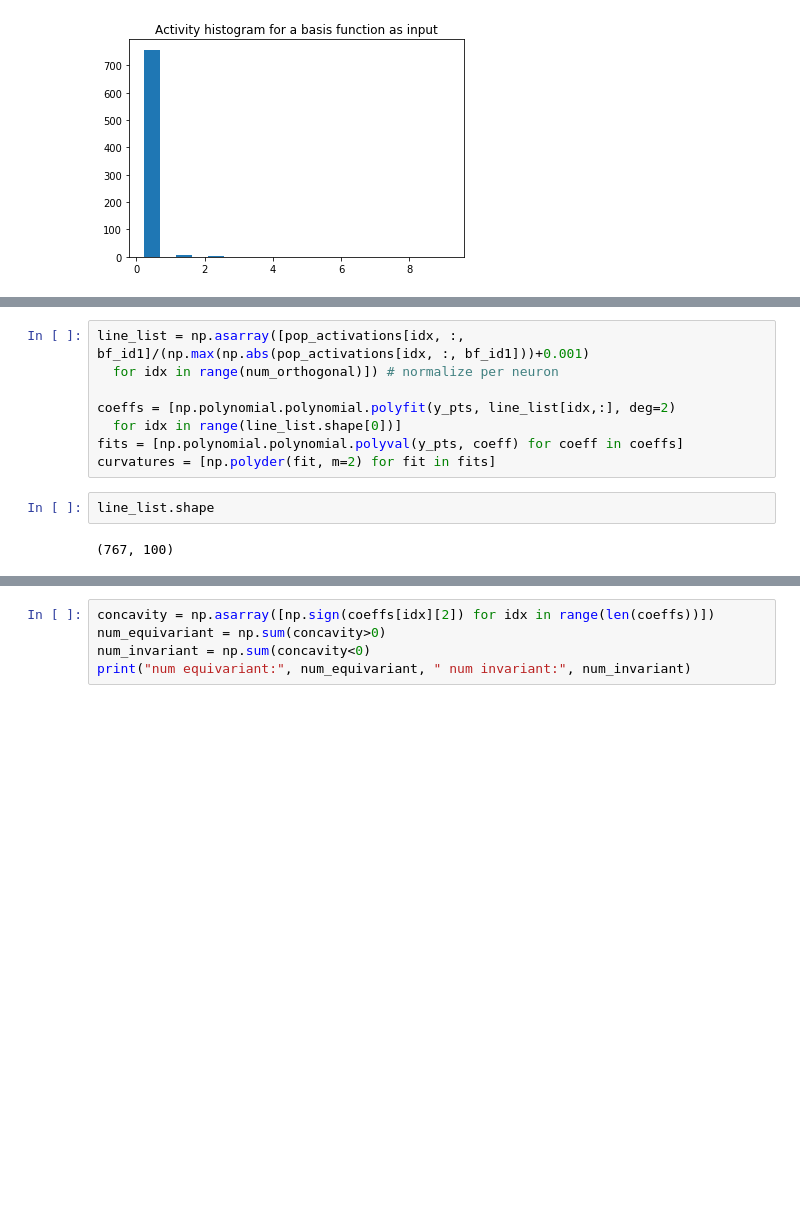
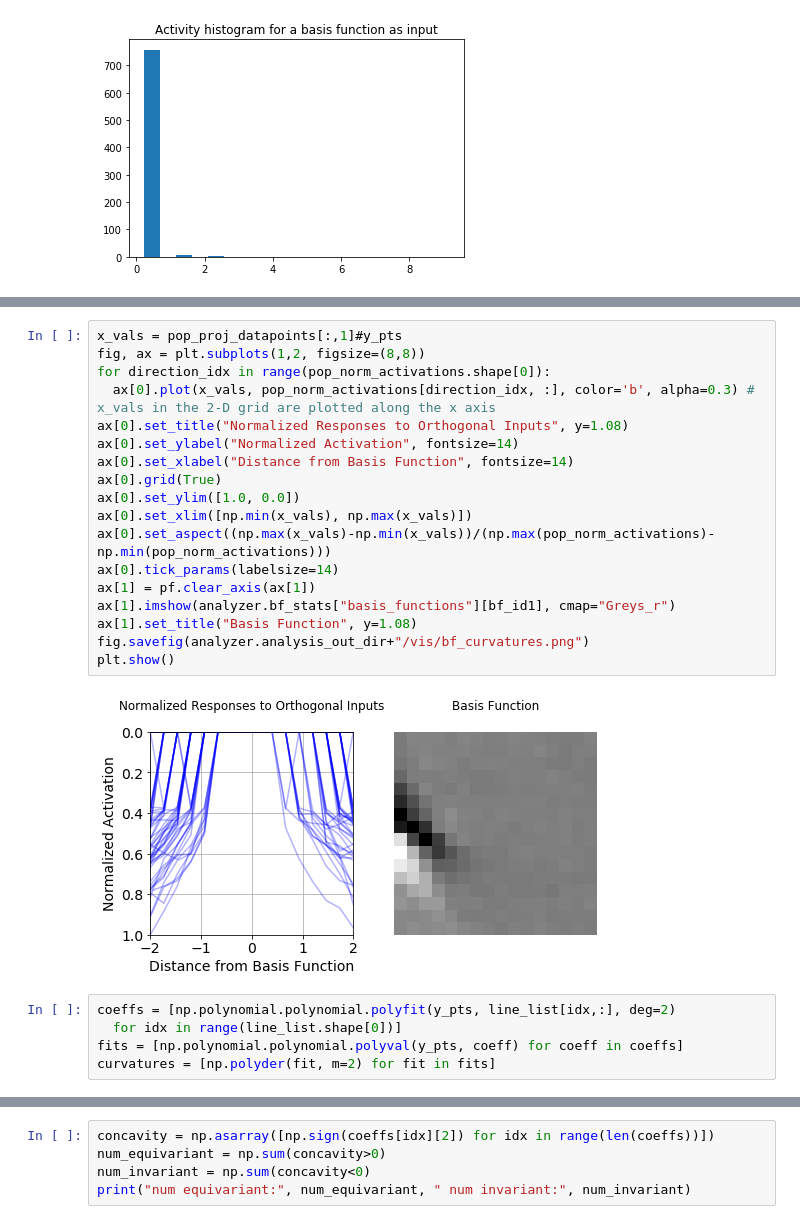
Before and after one commit to dpaiton/DeepSparseCoding, a Jupyter notebook: vis_lca.ipynb, the cells around one changed output, grey strips where cells are left out. Saved outputs shown, nothing was run; the diff lists cells and outputs as text; blank space fills up the shorter version.

```diff
--- a/vis_lca.ipynb
+++ b/vis_lca.ipynb
@@ -296,12 +382,25 @@ plt.show()
+# %%
+x_vals = pop_proj_datapoints[:,1]#y_pts
+fig, ax = plt.subplots(1,2, figsize=(8,8))
+for direction_idx in range(pop_norm_activations.shape[0]):
+  ax[0].plot(x_vals, pop_norm_activations[direction_idx, :], color='b', alpha=0.3) # x_vals in the 2-D grid are plotted along the x axis
+ax[0].set_title("Normalized Responses to Orthogonal Inputs", y=1.08)
+ax[0].set_ylabel("Normalized Activation", fontsize=14)
+ax[0].set_xlabel("Distance from Basis Function", fontsize=14)
+ax[0].grid(True)
+ax[0].set_ylim([1.0, 0.0])
+ax[0].set_xlim([np.min(x_vals), np.max(x_vals)])
+ax[0].set_aspect((np.max(x_vals)-np.min(x_vals))/(np.max(pop_norm_activations)-np.min(pop_norm_activations)))
+ax[0].tick_params(labelsize=14)
+ax[1] = pf.clear_axis(ax[1])
+ax[1].imshow(analyzer.bf_stats["basis_functions"][bf_id1], cmap="Greys_r")
+ax[1].set_title("Basis Function", y=1.08)
+fig.savefig(analyzer.analysis_out_dir+"/vis/bf_curvatures.png")
+plt.show()
+# %% [output]
+[figure, added]
 # %%
-line_list = np.asarray([pop_activations[idx, :, bf_id1]/(np.max(np.abs(pop_activations[idx, :, bf_id1]))+0.001)
-  for idx in range(num_orthogonal)]) # normalize per neuron
-
 coeffs = [np.polynomial.polynomial.polyfit(y_pts, line_list[idx,:], deg=2)
   for idx in range(line_list.shape[0])]
 fits = [np.polynomial.polynomial.polyval(y_pts, coeff) for coeff in coeffs]
 curvatures = [np.polyder(fit, m=2) for fit in fits]
-# %%
-line_list.shape
-# %% [output]
-(767, 100)
```
Also changed, not shown: parts of 16 cells of this notebook.
